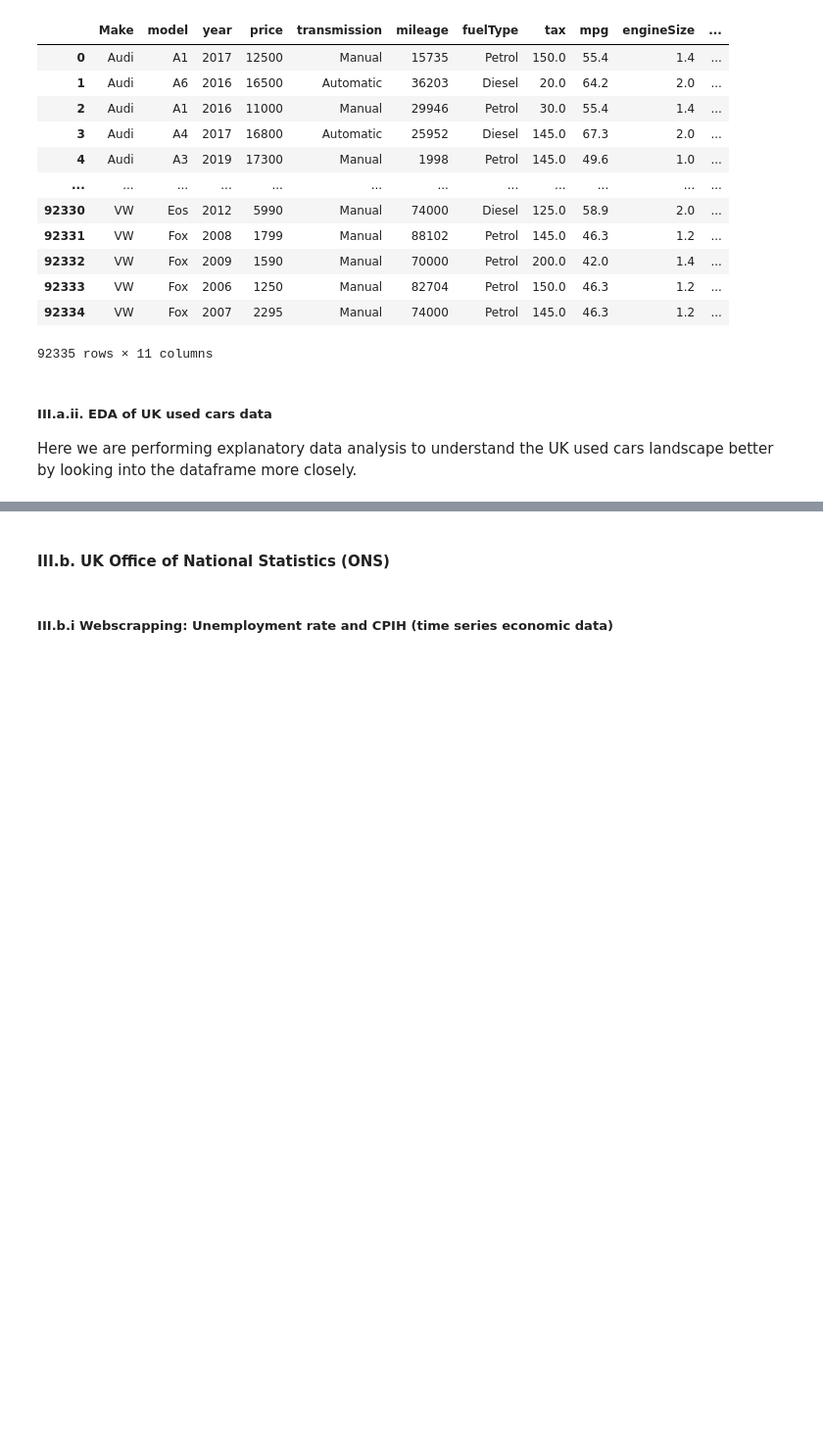
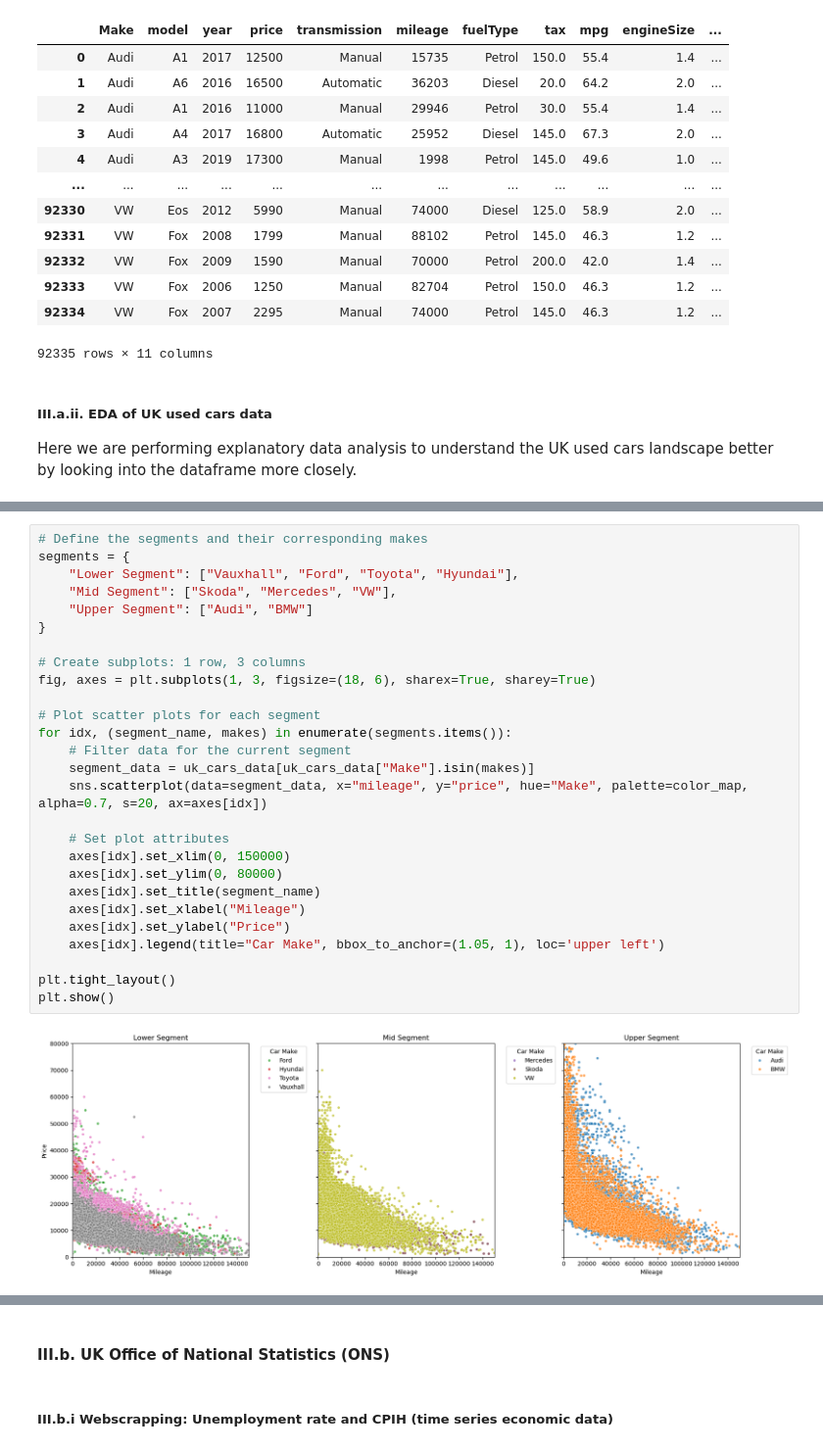
Before and after one commit to pholmes116/UK-used-car-prices-public, a Jupyter notebook: UK_car_rental.ipynb, the cells around one changed output, grey strips where cells are left out. Shown at 98% size. Cells and saved outputs as stored; diff of their text form; blank space fills up the shorter version.

```diff
--- a/UK_car_rental.ipynb
+++ b/UK_car_rental.ipynb
@@ -240 +309,30 @@ Transmissions: ['Manual' 'Automatic' 'Semi-Auto' 'Other']
+# %%
+# Define the segments and their corresponding makes
+segments = {
+    "Lower Segment": ["Vauxhall", "Ford", "Toyota", "Hyundai"],
+    "Mid Segment": ["Skoda", "Mercedes", "VW"],
+    "Upper Segment": ["Audi", "BMW"]
+}
+
+# Create subplots: 1 row, 3 columns
+fig, axes = plt.subplots(1, 3, figsize=(18, 6), sharex=True, sharey=True)
+
+# Plot scatter plots for each segment
+for idx, (segment_name, makes) in enumerate(segments.items()):
+    # Filter data for the current segment
+    segment_data = uk_cars_data[uk_cars_data["Make"].isin(makes)]
+    sns.scatterplot(data=segment_data, x="mileage", y="price", hue="Make", palette=color_map, alpha=0.7, s=20, ax=axes[idx])
+
+    # Set plot attributes
+    axes[idx].set_xlim(0, 150000)
+    axes[idx].set_ylim(0, 80000)
+    axes[idx].set_title(segment_name)
+    axes[idx].set_xlabel("Mileage")
+    axes[idx].set_ylabel("Price")
+    axes[idx].legend(title="Car Make", bbox_to_anchor=(1.05, 1), loc='upper left')
+
+plt.tight_layout()
+plt.show()
+# %% [output]
+[figure, added]
 # %%
```
Also changed, not shown: parts of 10 cells of this notebook.
